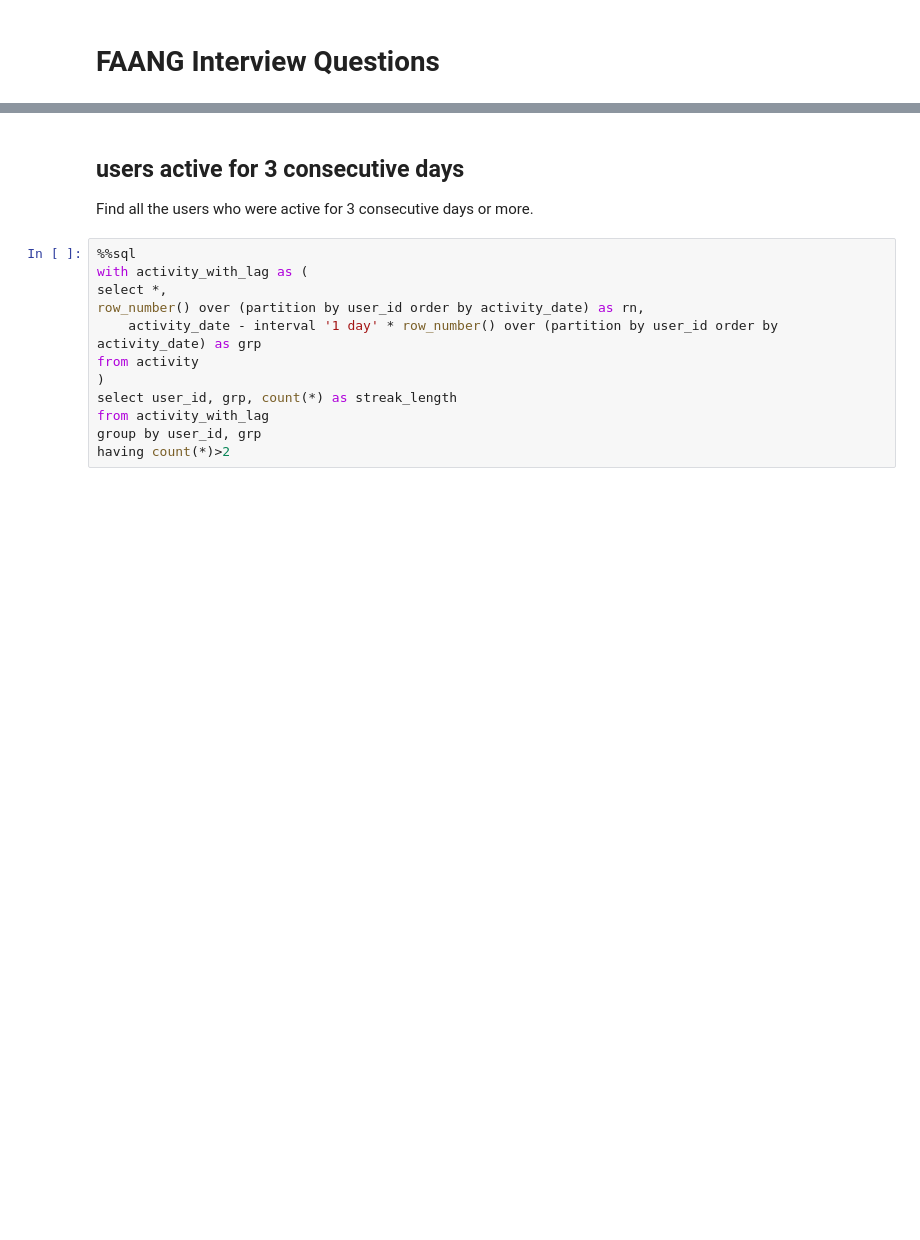
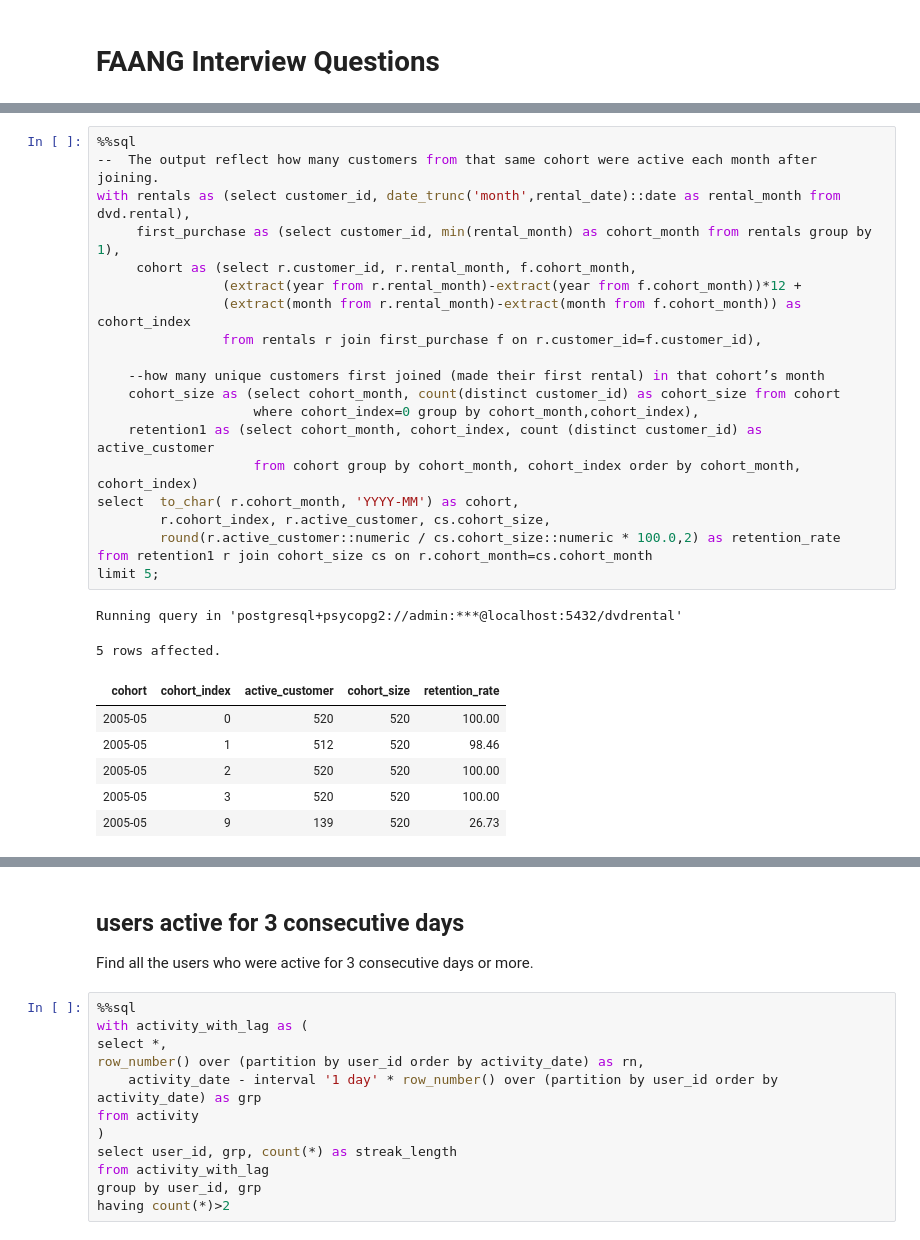
Before and after one commit to lohraspco/data-science, a Jupyter notebook: SQL/sql_codes.ipynb, the cells around one changed output, grey strips where cells are left out. Cells and saved outputs as stored; diff of their text form; blank space fills up the shorter version.

Commit message:
added cohort

```diff
--- a/SQL/sql_codes.ipynb
+++ b/SQL/sql_codes.ipynb
@@ -21,0 +30,29 @@ get_ipython().run_line_magic("config", "SqlMagic.style = 'PLAIN_COLUMNS'")
+# %%
+%%sql
+--  The output reflect how many customers from that same cohort were active each month after joining.
+with rentals as (select customer_id, date_trunc('month',rental_date)::date as rental_month from dvd.rental),
+     first_purchase as (select customer_id, min(rental_month) as cohort_month from rentals group by 1),
+     cohort as (select r.customer_id, r.rental_month, f.cohort_month,
+                (extract(year from r.rental_month)-extract(year from f.cohort_month))*12 +
+                (extract(month from r.rental_month)-extract(month from f.cohort_month)) as cohort_index
+                from rentals r join first_purchase f on r.customer_id=f.customer_id),
+
+    --how many unique customers first joined (made their first rental) in that cohort’s month
+    cohort_size as (select cohort_month, count(distinct customer_id) as cohort_size from cohort
+                    where cohort_index=0 group by cohort_month,cohort_index),
+    retention1 as (select cohort_month, cohort_index, count (distinct customer_id) as active_customer
+                    from cohort group by cohort_month, cohort_index order by cohort_month, cohort_index)
+select  to_char( r.cohort_month, 'YYYY-MM') as cohort,
+        r.cohort_index, r.active_customer, cs.cohort_size,
+        round(r.active_customer::numeric / cs.cohort_size::numeric * 100.0,2) as retention_rate
+from retention1 r join cohort_size cs on r.cohort_month=cs.cohort_month
+limit 5;
+# %% [output]
+Running query in 'postgresql+psycopg2://admin:***@localhost:5432/dvdrental'
+5 rows affected.
+| cohort | cohort_index | active_customer | cohort_size | retention_rate |
+| 2005-05 | 0 | 520 | 520 | 100.00 |
+| 2005-05 | 1 | 512 | 520 | 98.46 |
+| 2005-05 | 2 | 520 | 520 | 100.00 |
+| 2005-05 | 3 | 520 | 520 | 100.00 |
+| 2005-05 | 9 | 139 | 520 | 26.73 |
```
Also changed, not shown: parts of 22 cells of this notebook.
